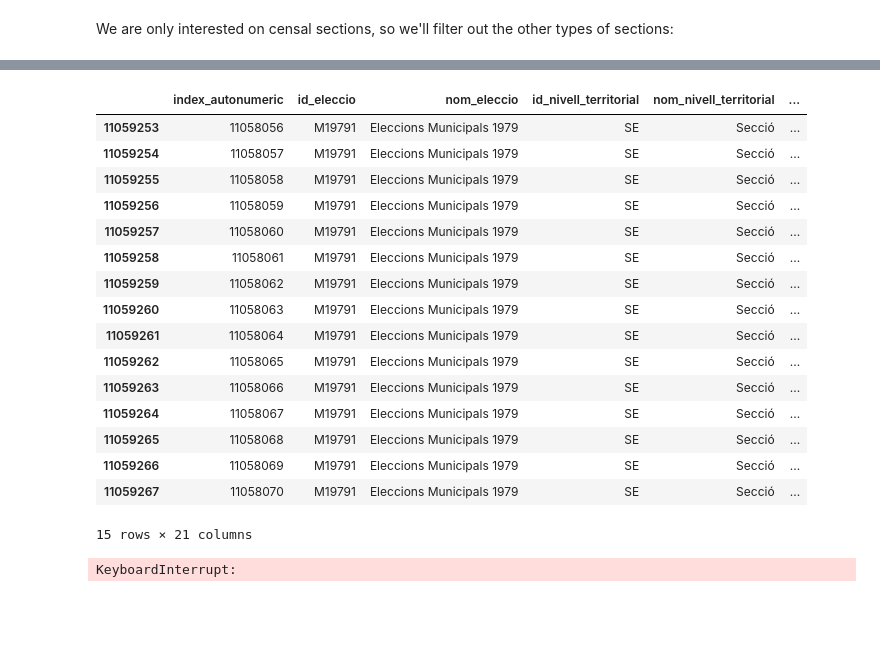
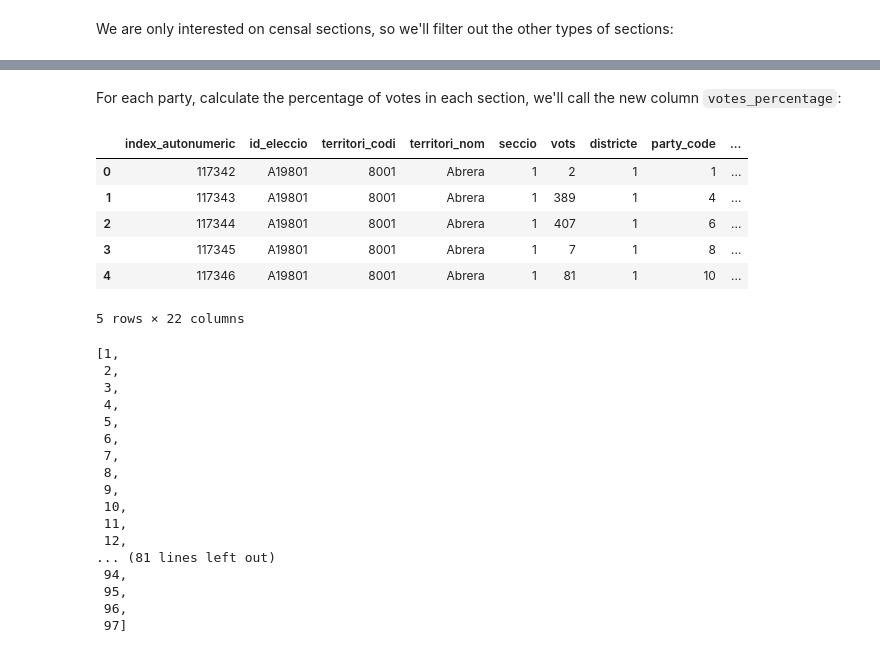
Before and after one commit to guillempla/catalan-elections-forecasting, a Jupyter notebook: src/study_data/study-results-data.ipynb, the cells around one changed output, grey strips where cells are left out. Saved outputs shown, nothing was run; the diff lists cells and outputs as text; code cells hidden in the pictures; blank space fills up the shorter version.

```diff
--- a/src/study_data/study-results-data.ipynb
+++ b/src/study_data/study-results-data.ipynb
@@ -931,31 +1067,44 @@ df_censal_sections[["year", "month", "day", "territori_codi", "seccio", "distric
+# %%
+# remove rows with missing values in vots_valids
+df_censal_sections = df_censal_sections.dropna(subset=["vots_valids"])
+# %% [markdown]
+For each party, calculate the percentage of votes in each section, we'll call the new column `votes_percentage`:
+# %%
+df_censal_sections["votes_percentage"] = (
+    100 * df_censal_sections["vots"] / df_censal_sections["vots_valids"]
+)
+
+df_censal_sections.head()
+# %% [output]
+|  | index_autonumeric | id_eleccio | territori_codi | territori_nom | seccio | vots | districte | party_code | ... |
+| 0 | 117342 | A19801 | 8001 | Abrera | 1 | 2 | 1 | 1 | ... |
+| 1 | 117343 | A19801 | 8001 | Abrera | 1 | 389 | 1 | 4 | ... |
+| 2 | 117344 | A19801 | 8001 | Abrera | 1 | 407 | 1 | 6 | ... |
+| 3 | 117345 | A19801 | 8001 | Abrera | 1 | 7 | 1 | 8 | ... |
+| 4 | 117346 | A19801 | 8001 | Abrera | 1 | 81 | 1 | 10 | ... |
+5 rows × 22 columns
 # %%
-df_censal_sections[
-    (df_censal_sections["id_eleccio"] == "M19791")
-    & (df_censal_sections["territori_codi"] == 8019)
-    & (df_censal_sections["seccio"] == 1.0)
-    & (df_censal_sections["districte"] == 1.0)
-]
+sorted(df_censal_sections[
+    (df_censal_sections["id_eleccio"] == "A19801")
+    & (df_censal_sections["territori_codi"] == "8019")
+    & (df_censal_sections["districte"] == 10)
+    # & (df_censal_sections["seccio"] == 1)
+]["seccio"].unique())
 # %% [output]
-|  | index_autonumeric | id_eleccio | nom_eleccio | id_nivell_territorial | nom_nivell_territorial | ... |
-| 11059253 | 11058056 | M19791 | Eleccions Municipals 1979 | SE | Secció | ... |
-| 11059254 | 11058057 | M19791 | Eleccions Municipals 1979 | SE | Secció | ... |
-| 11059255 | 11058058 | M19791 | Eleccions Municipals 1979 | SE | Secció | ... |
-| 11059256 | 11058059 | M19791 | Eleccions Municipals 1979 | SE | Secció | ... |
-| 11059257 | 11058060 | M19791 | Eleccions Municipals 1979 | SE | Secció | ... |
-| 11059258 | 11058061 | M19791 | Eleccions Municipals 1979 | SE | Secció | ... |
-| 11059259 | 11058062 | M19791 | Eleccions Municipals 1979 | SE | Secció | ... |
-| 11059260 | 11058063 | M19791 | Eleccions Municipals 1979 | SE | Secció | ... |
-| 11059261 | 11058064 | M19791 | Eleccions Municipals 1979 | SE | Secció | ... |
-| 11059262 | 11058065 | M19791 | Eleccions Municipals 1979 | SE | Secció | ... |
-| 11059263 | 11058066 | M19791 | Eleccions Municipals 1979 | SE | Secció | ... |
-| 11059264 | 11058067 | M19791 | Eleccions Municipals 1979 | SE | Secció | ... |
-| 11059265 | 11058068 | M19791 | Eleccions Municipals 1979 | SE | Secció | ... |
-| 11059266 | 11058069 | M19791 | Eleccions Municipals 1979 | SE | Secció | ... |
-| 11059267 | 11058070 | M19791 | Eleccions Municipals 1979 | SE | Secció | ... |
-15 rows × 21 columns
+[1,
+ 2,
+ 3,
+ 4,
+ 5,
+ 6,
+ 7,
+ 8,
+ 9,
+ 10,
+ 11,
+ 12,
+... (81 lines left out)
+ 94,
+ 95,
+ 96,
+ 97]
-# %%
-df_censal_sections = df_censal_sections.merge(
-    df_participation, on=["id_eleccio", "seccio"], how="left"
-)
-# %% [output]
-KeyboardInterrupt:
```
Also changed, not shown: parts of 12 cells of this notebook.
